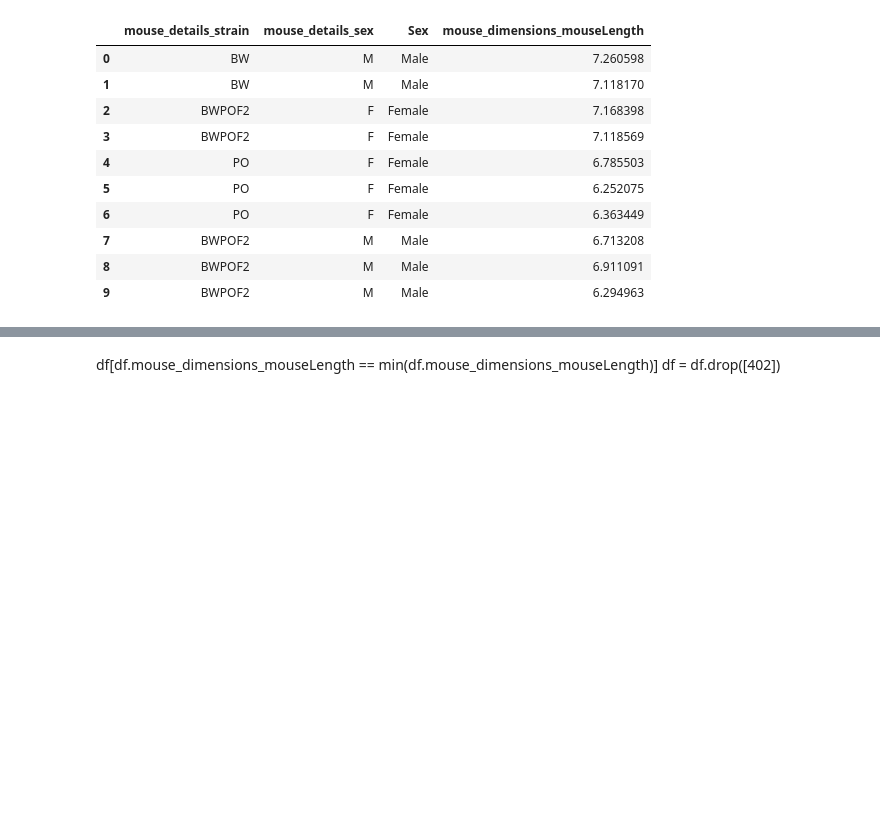
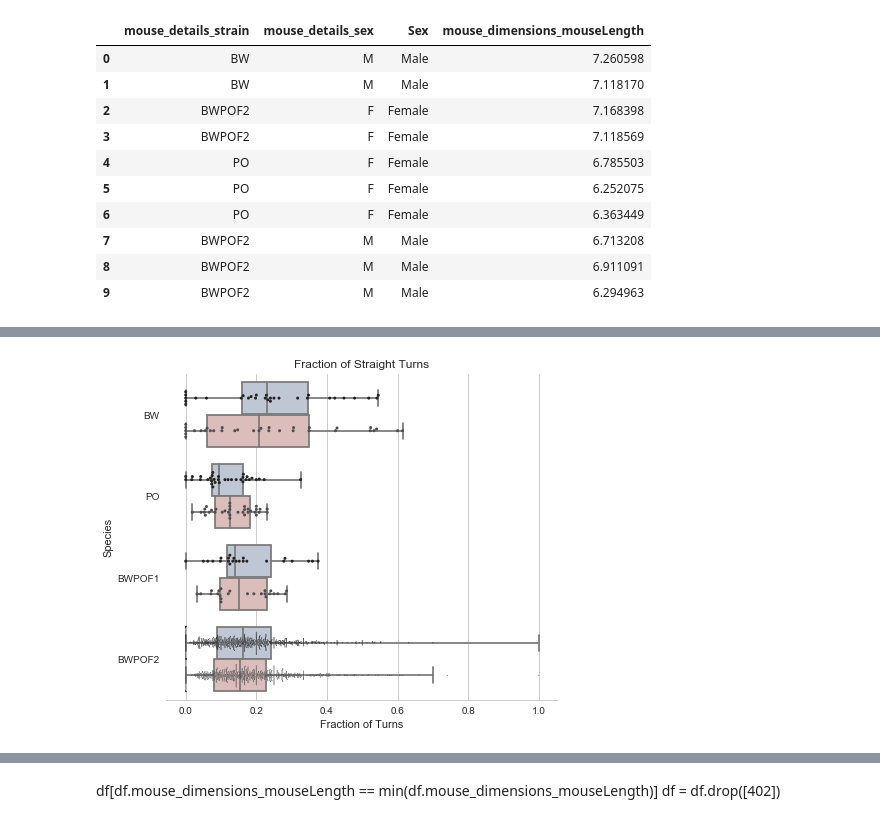
Before and after one commit to zachbogart/mice_behavior_capstone, a Jupyter notebook: process_data/results/ViolinPlot_designs.ipynb, the cells around one changed output, grey strips where cells are left out. Cells and saved outputs as stored; diff of their text form; code cells hidden in the pictures; blank space fills up the shorter version.

```diff
--- a/process_data/results/ViolinPlot_designs.ipynb
+++ b/process_data/results/ViolinPlot_designs.ipynb
@@ -81,34 +84,36 @@ f.savefig("PosterPlots/"+ var + ".pdf")
 # %%
 var = "turning_preferences_fraction_straight"
 sns.set(style="ticks")
 sns.set_style("whitegrid")
 
 # Initialize the figure with a logarithmic x axis
 f, ax = plt.subplots(figsize=(7, 6))
 
 # Plot the orbital period with horizontal boxes
 sns.boxplot(x=var, y="mouse_details_strain", hue = 'Sex', data=df,
                order = ['BW', 'PO','BWPOF1', 'BWPOF2'],
                whis="range", palette="vlag")#, inner = None)
 
 # Add in points to show each observation
 sns.swarmplot(x=var, y="mouse_details_strain", hue = 'Sex',
               data=df[df.mouse_details_strain.isin(['BW', 'PO', 'BWPOF1'])],
               size=3, color=".3", dodge = True, linewidth=0,
               order = ['BW', 'PO', 'BWPOF1', 'BWPOF2'])
 
 # Add in points to show each observation
 sns.swarmplot(x=var, y="mouse_details_strain", hue = 'Sex',
               data=df[df.mouse_details_strain.isin(['BWPOF2'])],
               size=1, color=".3", dodge = True, linewidth=0,
               order = ['BW', 'PO', 'BWPOF1', 'BWPOF2'])
 
-ax.set_title("Turn Preference Straight")
+ax.set_title("Fraction of Straight Turns")
 ax.xaxis.grid(True)
-ax.legend(loc=1)
-ax.set(ylabel="Species", xlabel = "Fraction of Time")
+ax.legend_.remove()
+ax.set(ylabel="Species", xlabel = "Fraction of Turns")
 sns.despine(left = True)
-f.savefig("PosterPlots/"+ var + ".pdf")
+f.savefig("PosterPlots/"+   'cc_Fig2_1' + ".pdf")
+# %% [output]
+[figure, added]
 # %%
 var = "turning_preferences_fraction_left"
 
```
Also changed, not shown: parts of 8 cells of this notebook, 27 other files.
